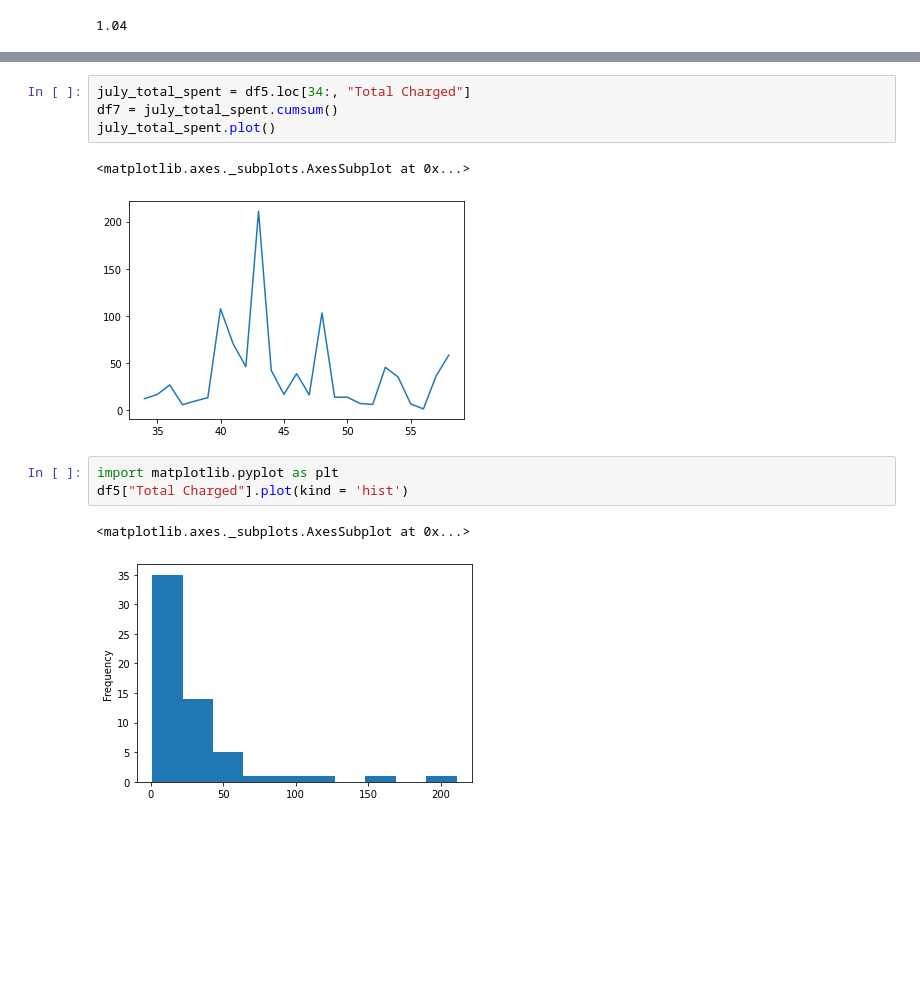
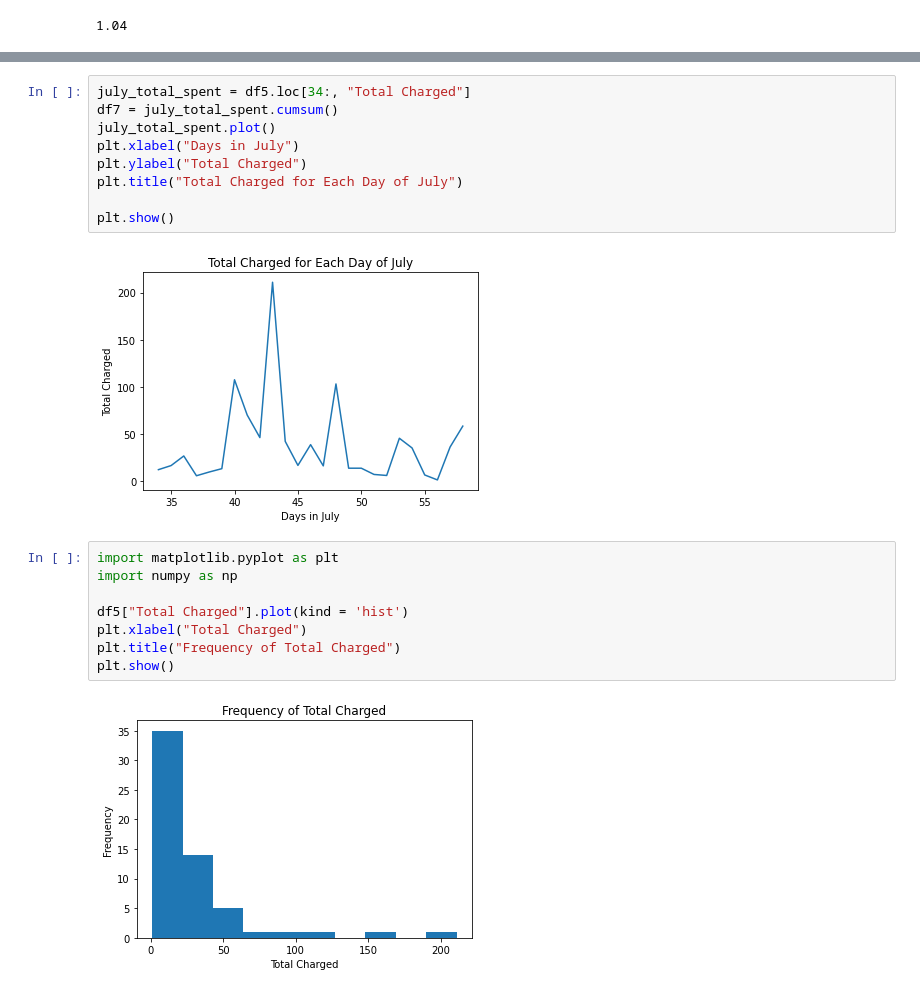
Before and after one commit to orosewarne/Homework, a Jupyter notebook: ComputingMidtermupdated.ipynb, the cells around one changed output, grey strips where cells are left out. Cells and saved outputs as stored; diff of their text form; blank space fills up the shorter version.

```diff
--- a/ComputingMidtermupdated.ipynb
+++ b/ComputingMidtermupdated.ipynb
@@ -251,13 +300,21 @@ june_total_spent.plot()
 # %%
 july_total_spent = df5.loc[34:, "Total Charged"]
 df7 = july_total_spent.cumsum()
 july_total_spent.plot()
+plt.xlabel("Days in July")
+plt.ylabel("Total Charged")
+plt.title("Total Charged for Each Day of July")
+
+plt.show()
 # %% [output]
-<matplotlib.axes._subplots.AxesSubplot at 0x...>
-[figure, old version]
+[figure, new version]
 # %%
 import matplotlib.pyplot as plt
+import numpy as np
+
 df5["Total Charged"].plot(kind = 'hist')
+plt.xlabel("Total Charged")
+plt.title("Frequency of Total Charged")
+plt.show()
 # %% [output]
-<matplotlib.axes._subplots.AxesSubplot at 0x...>
-[figure, old version]
+[figure, new version]
```
Also changed, not shown: parts of 15 cells of this notebook.
